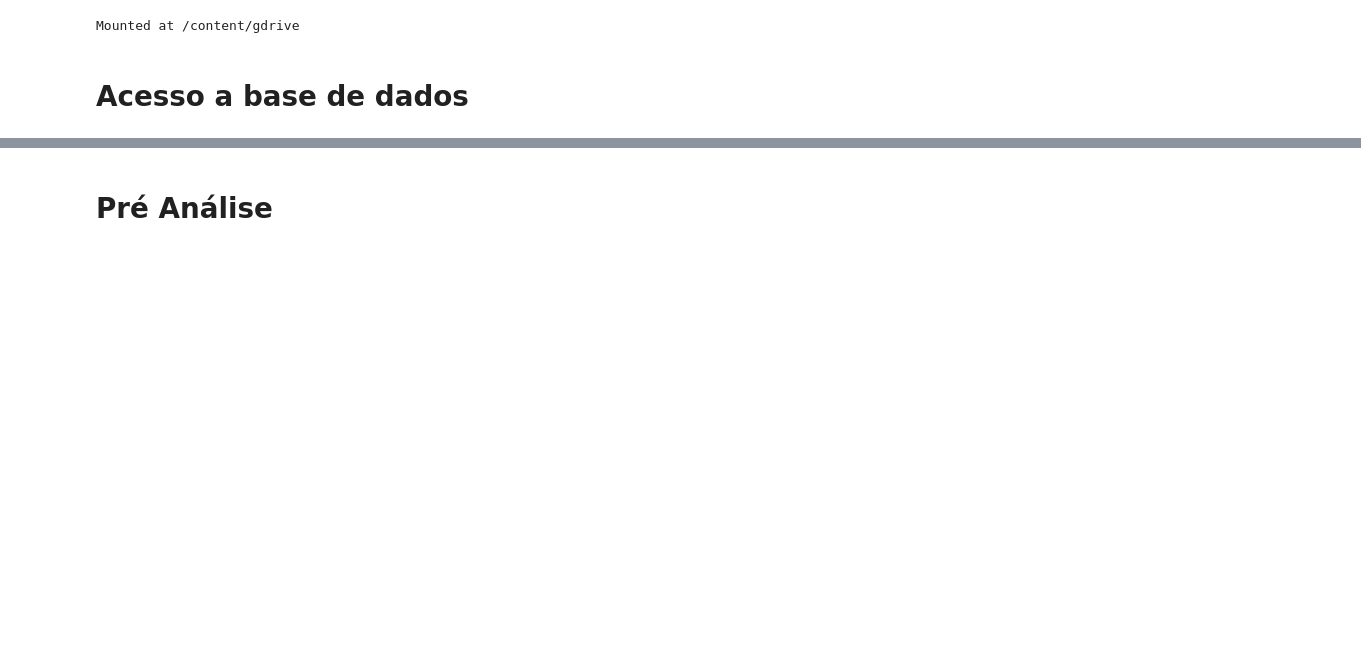
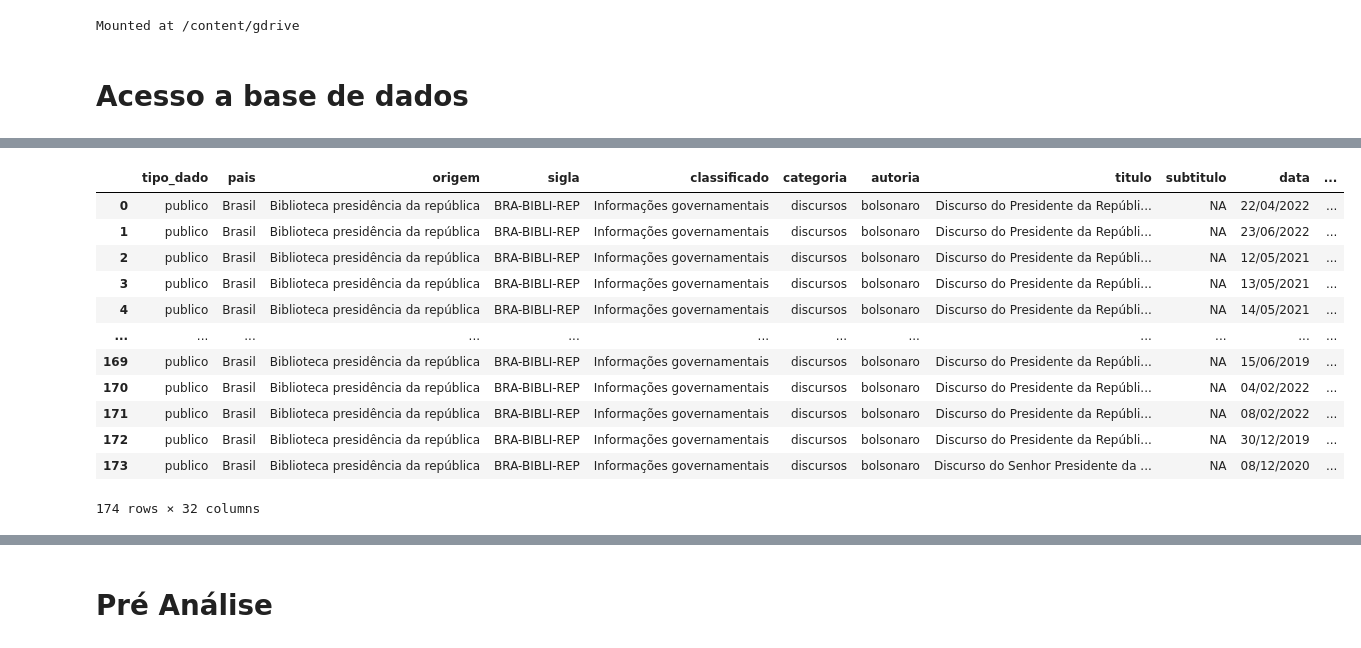
Before and after one commit to luanavitorino07/fundamentos, a Jupyter notebook: notebooks/fundamentos_luana.ipynb, the cells around one changed output, grey strips where cells are left out. Saved outputs shown, nothing was run; the diff lists cells and outputs as text; code cells hidden in the pictures; blank space fills up the shorter version.

```diff
--- a/notebooks/fundamentos_luana.ipynb
+++ b/notebooks/fundamentos_luana.ipynb
@@ -72,0 +70,29 @@ df_discursos
+# %%
+# Filtrar os discursos de df_discursos que têm o link presente em df_discursos_com_data
+df_filtrado = df_discursos[df_discursos['link'].isin(discurso_com_data['link'])]
+
+# Fazer o merge para adicionar as datas corrigidas ao df_filtrado
+df_filtrado_atualizado = df_filtrado.merge(discurso_com_data[['link', 'data']], on='link', how='left', suffixes=('', '_correta'))
+
+# Atualizar a coluna 'data' com as datas corrigidas
+df_filtrado_atualizado['data'] = df_filtrado_atualizado['data_correta'].combine_first(df_filtrado_atualizado['data'])
+
+# Remover a coluna 'data_correta' após a atualização
+df_filtrado_atualizado = df_filtrado_atualizado.drop(columns=['data_correta'])
+
+# Agora, df_filtrado_atualizado contém os discursos filtrados com as datas atualizadas
+df_filtrado_atualizado
+# %% [output]
+|  | tipo_dado | pais | origem | sigla | classificado | categoria | autoria | titulo | subtitulo | data | ... |
+| 0 | publico | Brasil | Biblioteca presidência da república | BRA-BIBLI-REP | Informações governamentais | discursos | bolsonaro | Discurso do Presidente da Repúbli... | NA | 22/04/2022 | ... |
+| 1 | publico | Brasil | Biblioteca presidência da república | BRA-BIBLI-REP | Informações governamentais | discursos | bolsonaro | Discurso do Presidente da Repúbli... | NA | 23/06/2022 | ... |
+| 2 | publico | Brasil | Biblioteca presidência da república | BRA-BIBLI-REP | Informações governamentais | discursos | bolsonaro | Discurso do Presidente da Repúbli... | NA | 12/05/2021 | ... |
+| 3 | publico | Brasil | Biblioteca presidência da república | BRA-BIBLI-REP | Informações governamentais | discursos | bolsonaro | Discurso do Presidente da Repúbli... | NA | 13/05/2021 | ... |
+| 4 | publico | Brasil | Biblioteca presidência da república | BRA-BIBLI-REP | Informações governamentais | discursos | bolsonaro | Discurso do Presidente da Repúbli... | NA | 14/05/2021 | ... |
+| ... | ... | ... | ... | ... | ... | ... | ... | ... | ... | ... | ... |
+| 169 | publico | Brasil | Biblioteca presidência da república | BRA-BIBLI-REP | Informações governamentais | discursos | bolsonaro | Discurso do Presidente da Repúbli... | NA | 15/06/2019 | ... |
+| 170 | publico | Brasil | Biblioteca presidência da república | BRA-BIBLI-REP | Informações governamentais | discursos | bolsonaro | Discurso do Presidente da Repúbli... | NA | 04/02/2022 | ... |
+| 171 | publico | Brasil | Biblioteca presidência da república | BRA-BIBLI-REP | Informações governamentais | discursos | bolsonaro | Discurso do Presidente da Repúbli... | NA | 08/02/2022 | ... |
+| 172 | publico | Brasil | Biblioteca presidência da república | BRA-BIBLI-REP | Informações governamentais | discursos | bolsonaro | Discurso do Presidente da Repúbli... | NA | 30/12/2019 | ... |
+| 173 | publico | Brasil | Biblioteca presidência da república | BRA-BIBLI-REP | Informações governamentais | discursos | bolsonaro | Discurso do Senhor Presidente da ... | NA | 08/12/2020 | ... |
+174 rows × 32 columns
```
Also changed, not shown: parts of 15 cells of this notebook.
